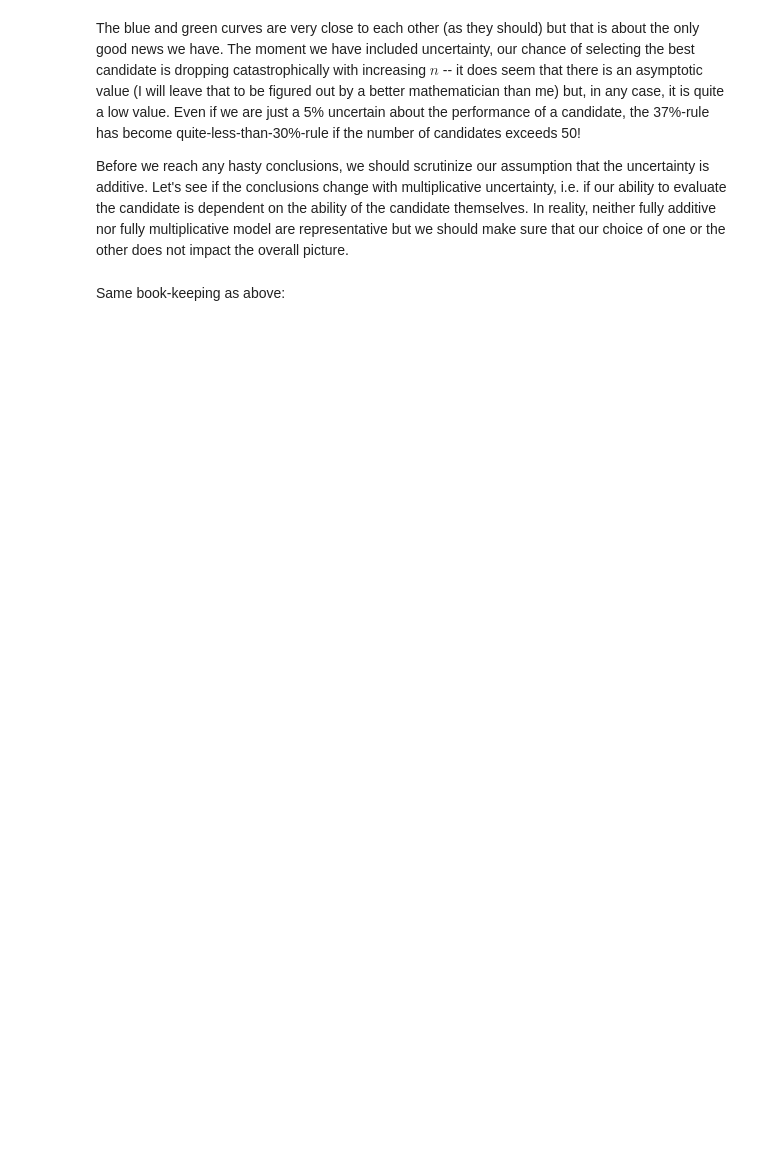
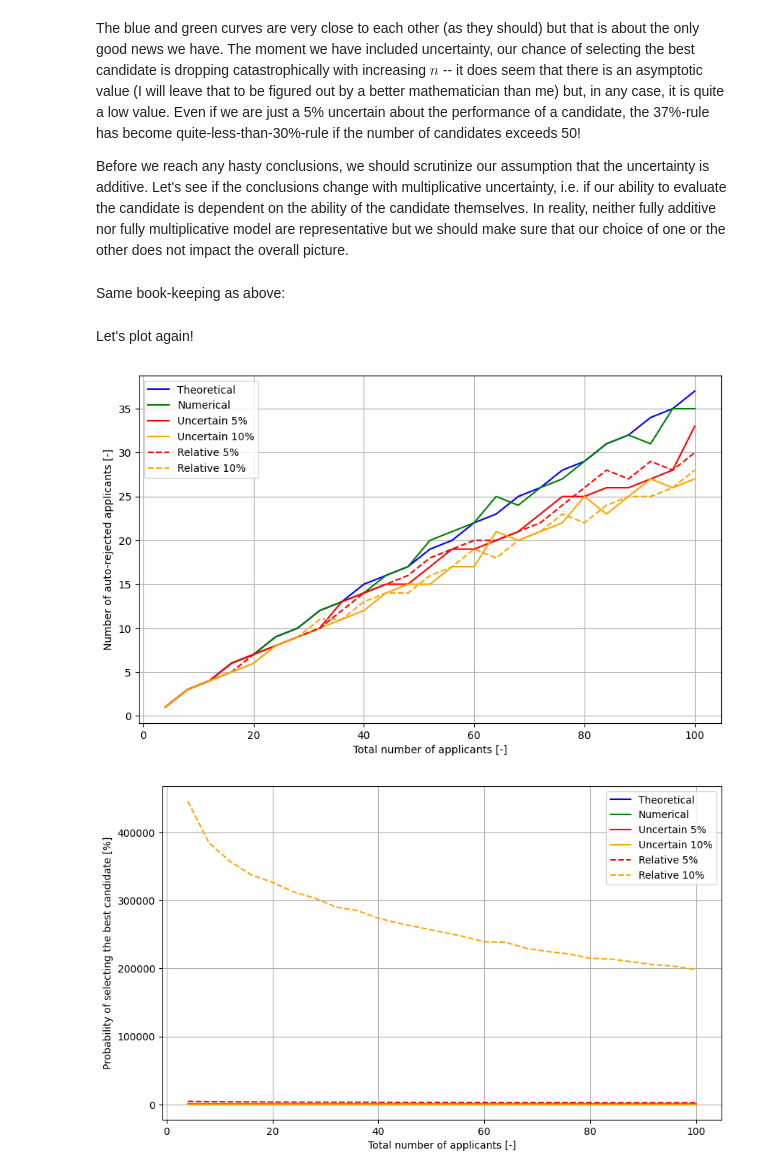
Before and after one commit to tannhorn/some-notebooks, a Jupyter notebook: secretary_problem/part_1.ipynb, the cells around one changed output. Drawn from its saved outputs; the diff is of its cells as text; code cells hidden in the pictures; blank space fills up the shorter version.

```diff
--- a/secretary_problem/part_1.ipynb
+++ b/secretary_problem/part_1.ipynb
@@ -407,6 +409,9 @@ rel_uncertain_10_stops, rel_uncertain_10_probs = np.zeros(ns.shape,dtype=int), n
 for i,n in enumerate(ns):
     rel_uncertain_5_stops[i], rel_uncertain_5_probs[i] = rel_uncertain_numeric_solve(n, sampling_size, 0.05)
     rel_uncertain_10_stops[i], rel_uncertain_10_probs[i] = rel_uncertain_numeric_solve(n, sampling_size, 0.1)
+
+rel_uncertain_5_probs *= 100
+rel_uncertain_10_probs *= 100
 # %% [markdown]
 Same book-keeping as above:
 # %%
@@ -439,3 +444,36 @@ data = {
 # Write the data to a JSON file
 with open("part_1_results.json", "w") as json_file:
     json.dump(data, json_file)
+# %% [markdown]
+Let's plot again!
+# %%
+# Plotting stops
+plt.figure(figsize=(10, 6))
+plt.plot(ns, classic_stops, label='Theoretical', color='blue')
+plt.plot(ns, numerical_stops, label='Numerical', color='green')
+plt.plot(ns, uncertain_5_stops, label='Uncertain 5%', color='red')
+plt.plot(ns, uncertain_10_stops, label='Uncertain 10%', color='orange')
+plt.plot(ns, rel_uncertain_5_stops, label='Relative 5%', color='red', ls='--')
+plt.plot(ns, rel_uncertain_10_stops, label='Relative 10%', color='orange', ls='--')
+plt.xlabel('Total number of applicants [-]')
+plt.ylabel('Number of auto-rejected applicants [-]')
+plt.legend()
+plt.grid(True)
+plt.show()
+
+# Plotting probs
+plt.figure(figsize=(10, 6))
+plt.plot(ns, classic_probs, label='Theoretical', color='blue')
+plt.plot(ns, numerical_probs, label='Numerical', color='green')
+plt.plot(ns, uncertain_5_probs, label='Uncertain 5%', color='red')
+plt.plot(ns, uncertain_10_probs, label='Uncertain 10%', color='orange')
+plt.plot(ns, rel_uncertain_5_probs, label='Relative 5%', color='red', ls='--')
+plt.plot(ns, rel_uncertain_10_probs, label='Relative 10%', color='orange', ls='--')
+plt.xlabel('Total number of applicants [-]')
+plt.ylabel('Probability of selecting the best candidate [%]')
+plt.legend()
+plt.grid(True)
+plt.show()
+# %% [output]
+[figure, added]
+[figure, added]
```
Also changed, not shown: parts of 6 cells of this notebook, 1 other file.
